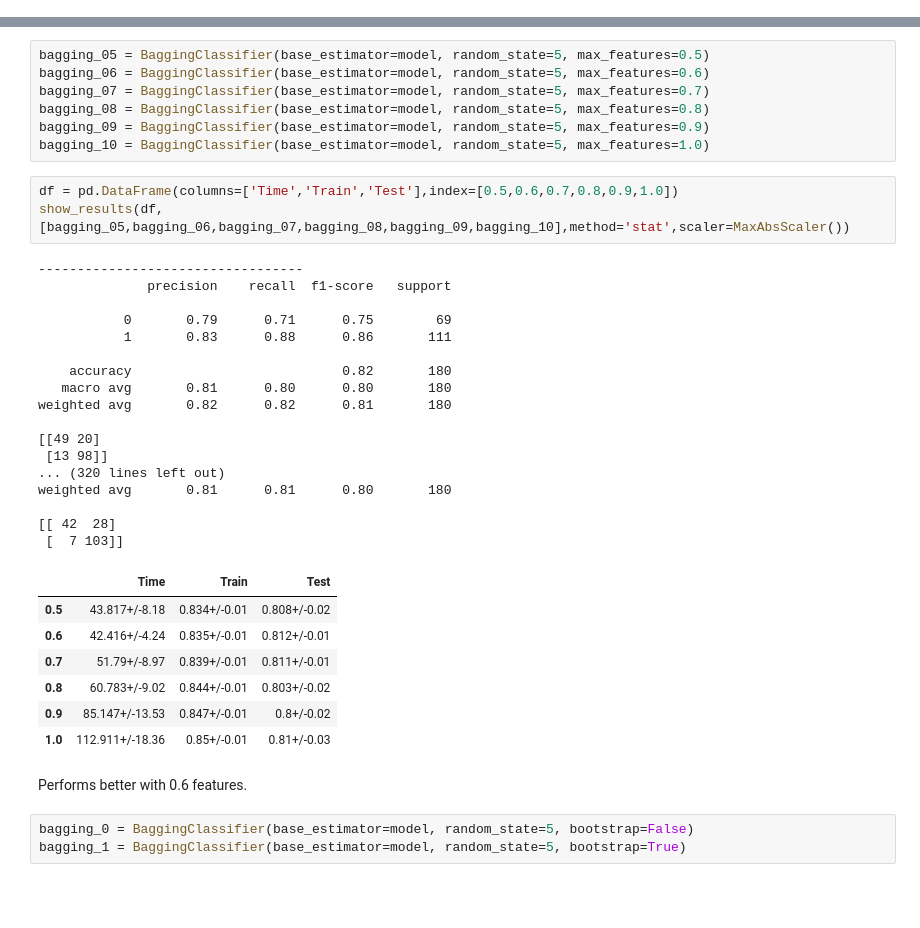
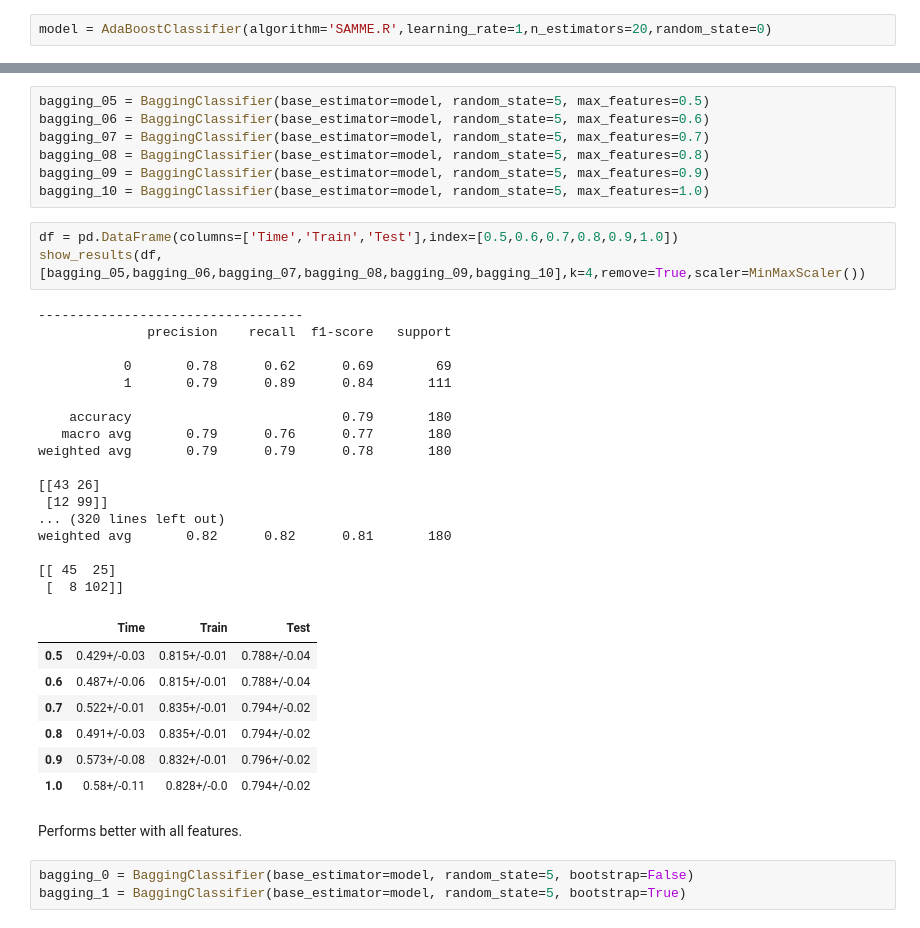
Before and after one commit to CatPalha/machineLearningProject, a Jupyter notebook: Project - AdaBoost-OneHot.ipynb, the cells around one changed output, grey strips where cells are left out. Saved outputs shown, nothing was run; the diff lists cells and outputs as text; blank space fills up the shorter version.

```diff
--- a/Project - AdaBoost-OneHot.ipynb
+++ b/Project - AdaBoost-OneHot.ipynb
@@ -3114,3 +3565,5 @@ model = MLPClassifier(random_state=0,max_iter=2000,batch_size=500)
+# %%
+model = AdaBoostClassifier(algorithm='SAMME.R',learning_rate=1,n_estimators=20,random_state=0)
 # %%
 bagging_5 = BaggingClassifier(base_estimator=model, random_state=5, n_estimators=5)
 bagging_10 = BaggingClassifier(base_estimator=model, random_state=5, n_estimators=10)
@@ -3202,34 +3700,34 @@ bagging_09 = BaggingClassifier(base_estimator=model, random_state=5, max_feature
 bagging_10 = BaggingClassifier(base_estimator=model, random_state=5, max_features=1.0)
 # %%
 df = pd.DataFrame(columns=['Time','Train','Test'],index=[0.5,0.6,0.7,0.8,0.9,1.0])
-show_results(df,[bagging_05,bagging_06,bagging_07,bagging_08,bagging_09,bagging_10],method='stat',scaler=MaxAbsScaler())
+show_results(df,[bagging_05,bagging_06,bagging_07,bagging_08,bagging_09,bagging_10],k=4,remove=True,scaler=MinMaxScaler())
 # %% [output]
 ----------------------------------
               precision    recall  f1-score   support
 
-           0       0.79      0.71      0.75        69
-           1       0.83      0.88      0.86       111
+           0       0.78      0.62      0.69        69
+           1       0.79      0.89      0.84       111
 
-    accuracy                           0.82       180
-   macro avg       0.81      0.80      0.80       180
+    accuracy                           0.79       180
+   macro avg       0.79      0.76      0.77       180
+weighted avg       0.79      0.79      0.78       180
+
+[[43 26]
+ [12 99]]
+... (320 lines left out)
 weighted avg       0.82      0.82      0.81       180
 
-[[49 20]
- [13 98]]
-... (320 lines left out)
-weighted avg       0.81      0.81      0.80       180
-
-[[ 42  28]
- [  7 103]]
+[[ 45  25]
+ [  8 102]]
 |  | Time | Train | Test |
-| 0.5 | 43.817+/-8.18 | 0.834+/-0.01 | 0.808+/-0.02 |
-| 0.6 | 42.416+/-4.24 | 0.835+/-0.01 | 0.812+/-0.01 |
-| 0.7 | 51.79+/-8.97 | 0.839+/-0.01 | 0.811+/-0.01 |
-| 0.8 | 60.783+/-9.02 | 0.844+/-0.01 | 0.803+/-0.02 |
-| 0.9 | 85.147+/-13.53 | 0.847+/-0.01 | 0.8+/-0.02 |
-| 1.0 | 112.911+/-18.36 | 0.85+/-0.01 | 0.81+/-0.03 |
+| 0.5 | 0.429+/-0.03 | 0.815+/-0.01 | 0.788+/-0.04 |
+| 0.6 | 0.487+/-0.06 | 0.815+/-0.01 | 0.788+/-0.04 |
+| 0.7 | 0.522+/-0.01 | 0.835+/-0.01 | 0.794+/-0.02 |
+| 0.8 | 0.491+/-0.03 | 0.835+/-0.01 | 0.794+/-0.02 |
+| 0.9 | 0.573+/-0.08 | 0.832+/-0.01 | 0.796+/-0.02 |
+| 1.0 | 0.58+/-0.11 | 0.828+/-0.0 | 0.794+/-0.02 |
 # %% [markdown]
-Performs better with 0.6 features.
+Performs better with all features.
 # %%
 bagging_0 = BaggingClassifier(base_estimator=model, random_state=5, bootstrap=False)
 bagging_1 = BaggingClassifier(base_estimator=model, random_state=5, bootstrap=True)
```
Also changed, not shown: parts of 49 cells of this notebook, 5 other files.
